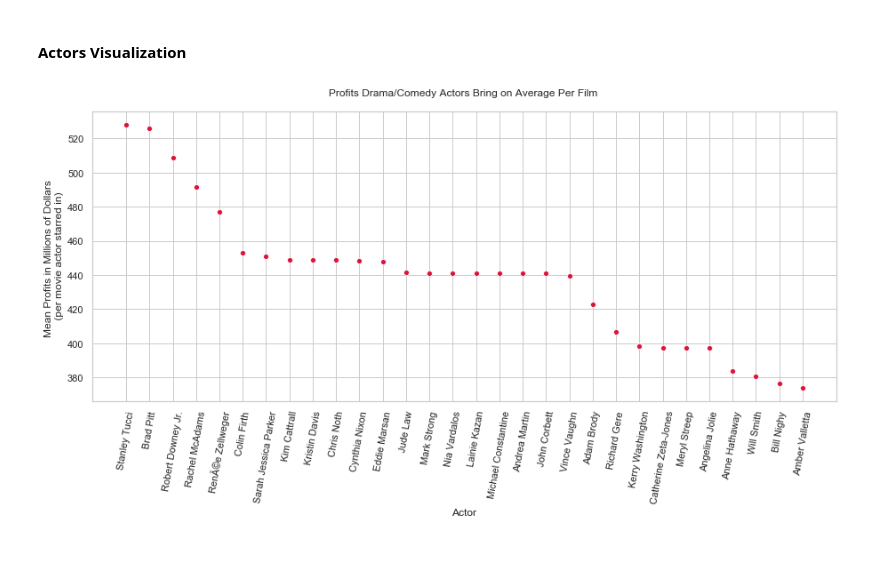
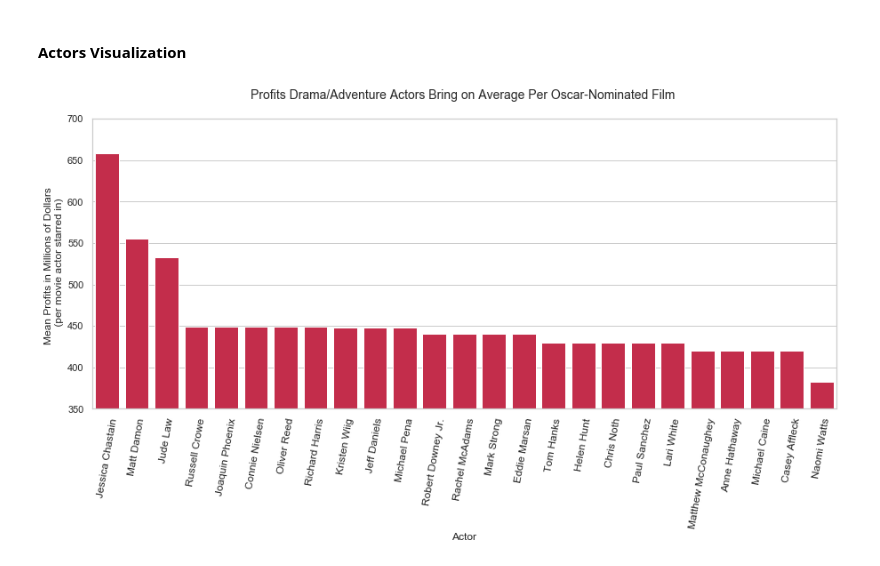
Before and after one commit to Seb-Bas/module_one_project, a Jupyter notebook: technical_nb.ipynb, the cells around one changed output. Saved outputs shown, nothing was run; the diff lists cells and outputs as text; code cells hidden in the pictures.

```diff
--- a/technical_nb.ipynb
+++ b/technical_nb.ipynb
@@ -42,0 +33,4 @@ nominations.size
+# %%
+oscars = oscars[(oscars['year'] >= 2000) & (oscars['year'] <= 2019)]
+nominations = oscars.groupby('entity').count()['winner']
+nominations.size
@@ -62,8 +58,8 @@ tmdb_cleaned.shape
 #### Merge Data
 # %%
 merged_data = tmdb_cleaned
-merged_data = merged_data.merge(nominations, left_on = 'original_title', right_on = 'Film', how = 'left')
-merged_data.rename(columns = {'Winner': 'nominations'}, inplace = True)
+merged_data = merged_data.merge(nominations, left_on = 'original_title', right_on = 'entity', how = 'left')
+merged_data.rename(columns = {'winner': 'nominations'}, inplace = True)
 merged_data.shape
 # %% [output]
 (7121, 15)
@@ -113,8 +109,8 @@ genres_df.shape
 drama_adventure = merged_data[merged_data['genres'].apply(lambda x: ('Drama' in x) & ('Adventure' in x))].sort_values(by = ['profit'], ascending = False)
 drama_fantasy = merged_data[merged_data['genres'].apply(lambda x: ('Drama' in x) & ('Fantasy' in x))].sort_values(by = ['profit'], ascending = False)
 drama_comedy = merged_data[merged_data['genres'].apply(lambda x: ('Drama' in x) & ('Comedy' in x))].sort_values(by = ['profit'], ascending = False)
-drama_adventure_oscars = drama_adventure.merge(nominations, left_on = 'original_title', right_on = 'Film', how = 'inner')
-drama_fantasy_oscars = drama_fantasy.merge(nominations, left_on = 'original_title', right_on = 'Film', how = 'inner')
-drama_comedy_oscars = drama_comedy.merge(nominations, left_on = 'original_title', right_on = 'Film', how = 'inner')
+drama_adventure_oscars = drama_adventure.merge(nominations, left_on = 'original_title', right_on = 'entity', how = 'inner')
+drama_fantasy_oscars = drama_fantasy.merge(nominations, left_on = 'original_title', right_on = 'entity', how = 'inner')
+drama_comedy_oscars = drama_comedy.merge(nominations, left_on = 'original_title', right_on = 'entity', how = 'inner')
 print(len(drama_adventure_oscars['original_title']), len(drama_fantasy_oscars['original_title']), len(drama_comedy_oscars['original_title']))
 # %% [output]
@@ -132,5 +129,5 @@ directors_by_profit_oscars.rename(index={'Lasse HallstrÃ¶m':'Lasse Hallstrom'}
 # %%
-casts = drama_comedy[['cast', 'profit', 'popularity']]
+casts = drama_adventure_oscars[['cast', 'profit', 'popularity']]
 casts_actors = casts['cast'].values
 casts_profits = casts['profit'].values
 
@@ -143,6 +140,8 @@ actors_dict = {}
 for tup in casts_n_profit:
     for actor in tup[0]:
         x = str(actor)
+        if x == 'Michael PeÃ±a':
+            x = 'Michael Pena'
         if x in actors_dict:
             actors_dict[x] += tup[1]/2 # this is to get the mean
         else:
@@ -150,3 +149,5 @@ for tup in casts_n_profit:
 
 sorted_actors = sorted(actors_dict.items(), key = lambda x: x[1], reverse = True)
 actors = sorted_actors[:30]
+actors = actors[0:3] + actors[8:]
+actors
@@ -215,16 +235,17 @@ plt.show()
 # %%
 actors_plot = []
 profits_plot = []
 for actor in actors:
     actors_plot.append(actor[0])
     profits_plot.append(actor[1])
 
 plt.figure(figsize = (15,6))
-sns.scatterplot(x = actors_plot, y = profits_plot, color = 'crimson')
-plt.xticks(rotation=80)
-plt.xlabel('Actor')
-plt.ylabel('Mean Profits in Millions of Dollars \n (per movie actor starred in)')
-plt.title('Profits Drama/Comedy Actors Bring on Average Per Film \n')
+sns.barplot(x = actors_plot, y = profits_plot, color = 'crimson')
+plt.xticks(rotation=80, fontsize = 12)
+plt.xlabel('Actor', fontsize = 12)
+plt.ylabel('Mean Profits in Millions of Dollars \n (per movie actor starred in)', fontsize = 12)
+plt.title('Profits Drama/Adventure Actors Bring on Average Per Oscar-Nominated Film \n', fontsize = 14)
+plt.ylim(350,700)
 plt.show()
 # %% [output]
-[figure, old version]
+[figure, new version]
```
Also changed, not shown: parts of 11 cells of this notebook, 9 other files.
